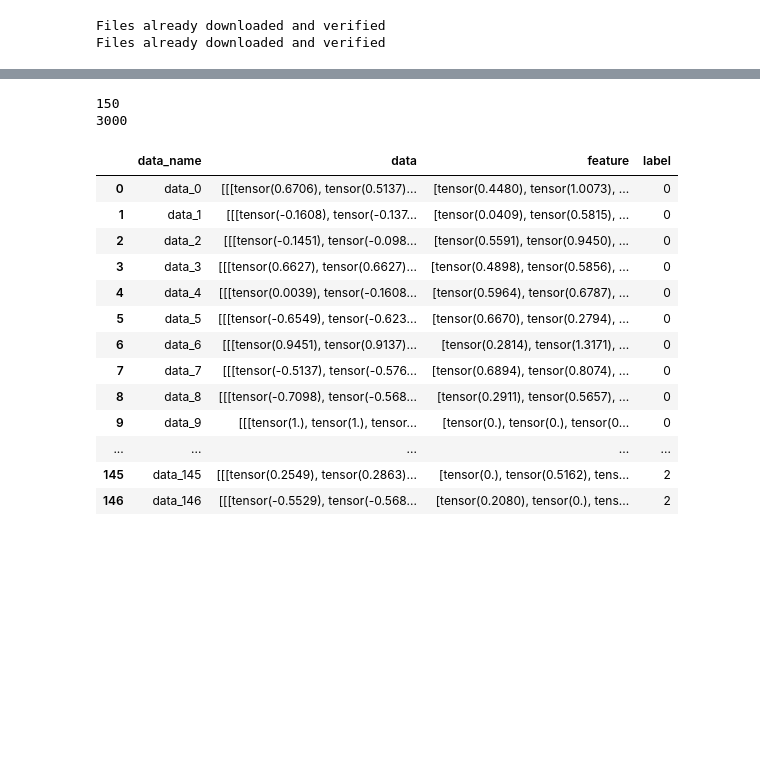
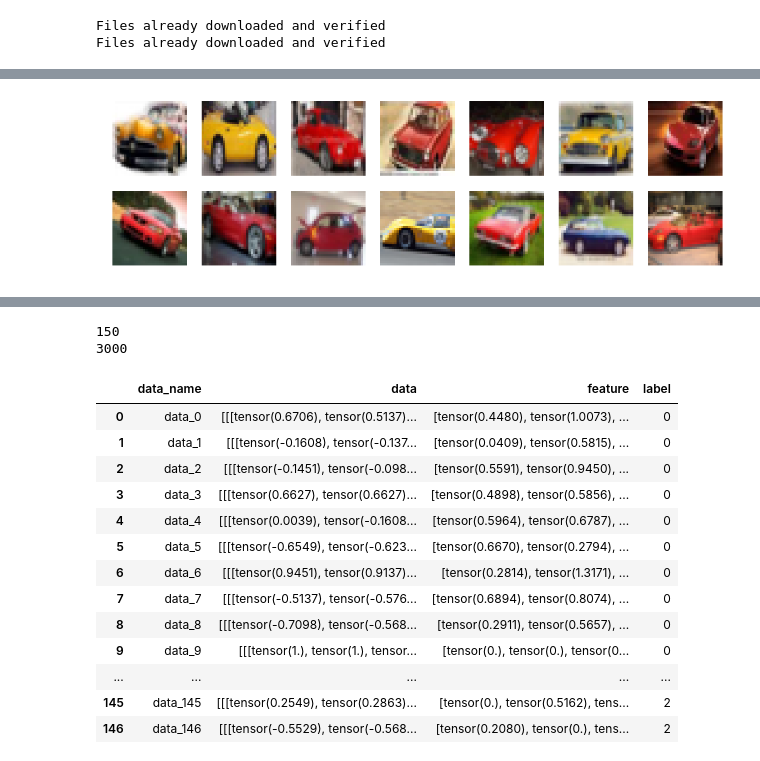
Before and after one commit to takitaki7474/m2-research-prototype, a Jupyter notebook: notebook/feature_selection.ipynb, the cells around one changed output, grey strips where cells are left out. Saved outputs shown, nothing was run; the diff lists cells and outputs as text; code cells hidden in the pictures; blank space fills up the shorter version.

```diff
--- a/notebook/feature_selection.ipynb
+++ b/notebook/feature_selection.ipynb
@@ -74,0 +86,14 @@ def get_specific_label_dataset(class_label_list, train, test, data_n=None):
+# %%
+batch_size = 5
+
+trainloader = torch.utils.data.DataLoader(
+    new_train,
+    batch_size=batch_size,
+    shuffle=False,
+    num_workers=2)
+
+testloader = torch.utils.data.DataLoader(
+    new_test,
+    batch_size=batch_size,
+    shuffle=False,
+    num_workers=2)
@@ -74,0 +147,3 @@ def get_specific_label_dataset(class_label_list, train, test, data_n=None):
+# %%
+df_add_cosine = df.copy()
+df_add_distance = df.copy()
@@ -74,0 +152,30 @@ def get_specific_label_dataset(class_label_list, train, test, data_n=None):
+# %%
+import scipy.spatial.distance as dis
+
+query_index = 5
+df_cosine = []
+query = df["feature"][query_index]
+for target in df["feature"].values:
+    cosine = 1 - dis.cosine(query, target)
+    df_cosine.append(cosine)
+
+df_add_cosine["cosine"] = df_cosine
+# %%
+df_add_cosine_sorted = df_add_cosine.sort_values("cosine", ascending=False)
+df_add_cosine_sorted = df_add_cosine_sorted.reset_index()
+# %%
+import matplotlib.pyplot as plt
+import numpy as np
+
+# queryと類似度が高い上位14の車画像
+fig = plt.figure(figsize=(18,5))
+for i, img in enumerate(df_add_cosine_sorted[df_add_cosine_sorted.label==0]["data"][1:15].values, 1):
+    img = img/2+0.5
+    npimg = img.numpy()
+    ax = fig.add_subplot(2, 7, i)
+    ax.imshow(np.transpose(npimg, (1, 2, 0)))
+    ax.set_axis_off()
+
+plt.show()
+# %% [output]
+[figure, added]
```
Also changed, not shown: parts of 14 cells of this notebook.
